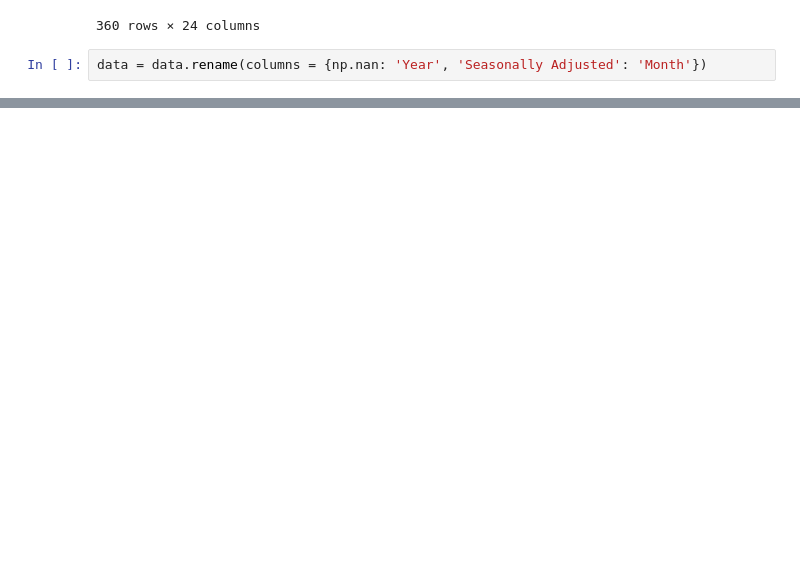
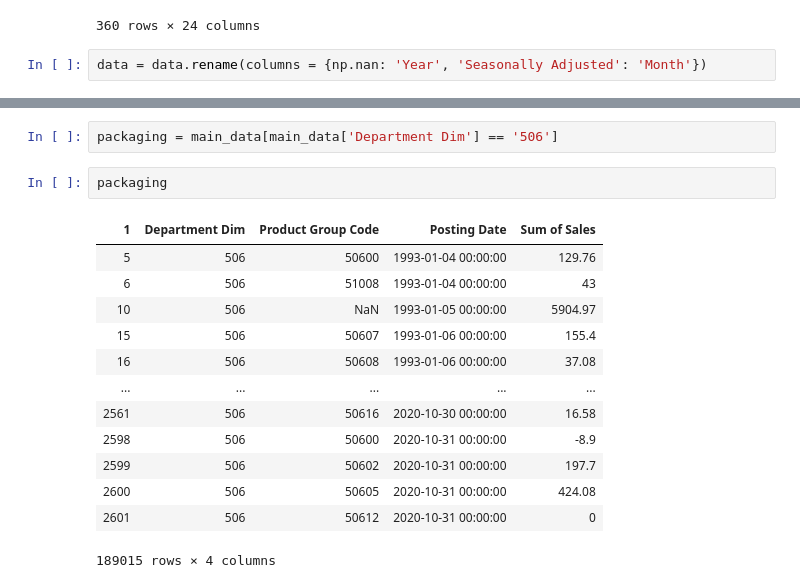
Before and after one commit to rnair7163/LabelMaster_Sales_Forecasting, a Jupyter notebook: data_prep.ipynb, the cells around one changed output, grey strips where cells are left out. Saved outputs shown, nothing was run; the diff lists cells and outputs as text; blank space fills up the shorter version.

```diff
--- a/data_prep.ipynb
+++ b/data_prep.ipynb
@@ -159,0 +208,18 @@ Index([                                              nan,
+# %%
+packaging = main_data[main_data['Department Dim'] == '506']
+# %%
+packaging
+# %% [output]
+| 1 | Department Dim | Product Group Code | Posting Date | Sum of Sales |
+| 5 | 506 | 50600 | 1993-01-04 00:00:00 | 129.76 |
+| 6 | 506 | 51008 | 1993-01-04 00:00:00 | 43 |
+| 10 | 506 | NaN | 1993-01-05 00:00:00 | 5904.97 |
+| 15 | 506 | 50607 | 1993-01-06 00:00:00 | 155.4 |
+| 16 | 506 | 50608 | 1993-01-06 00:00:00 | 37.08 |
+| ... | ... | ... | ... | ... |
+| 2561 | 506 | 50616 | 2020-10-30 00:00:00 | 16.58 |
+| 2598 | 506 | 50600 | 2020-10-31 00:00:00 | -8.9 |
+| 2599 | 506 | 50602 | 2020-10-31 00:00:00 | 197.7 |
+| 2600 | 506 | 50605 | 2020-10-31 00:00:00 | 424.08 |
+| 2601 | 506 | 50612 | 2020-10-31 00:00:00 | 0 |
+189015 rows × 4 columns
```
Also changed, not shown: parts of 8 cells of this notebook.
